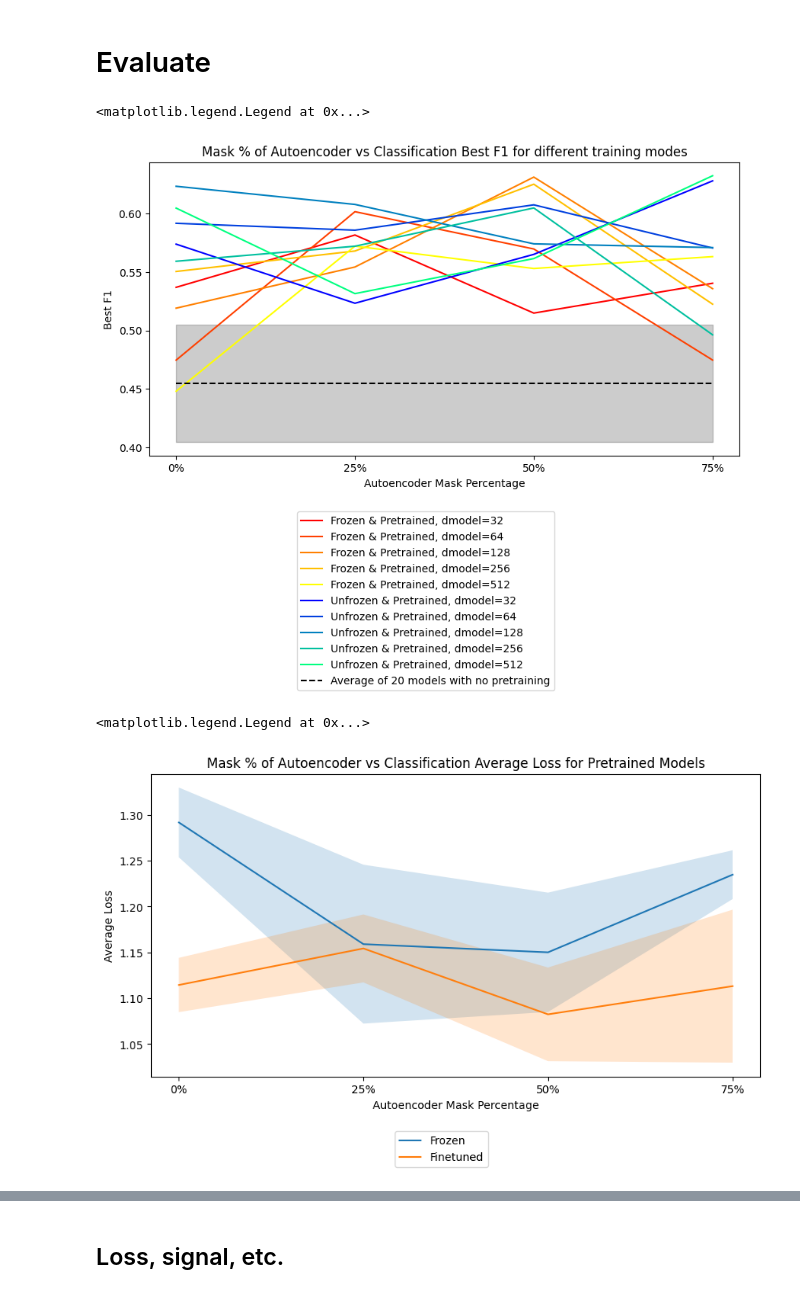
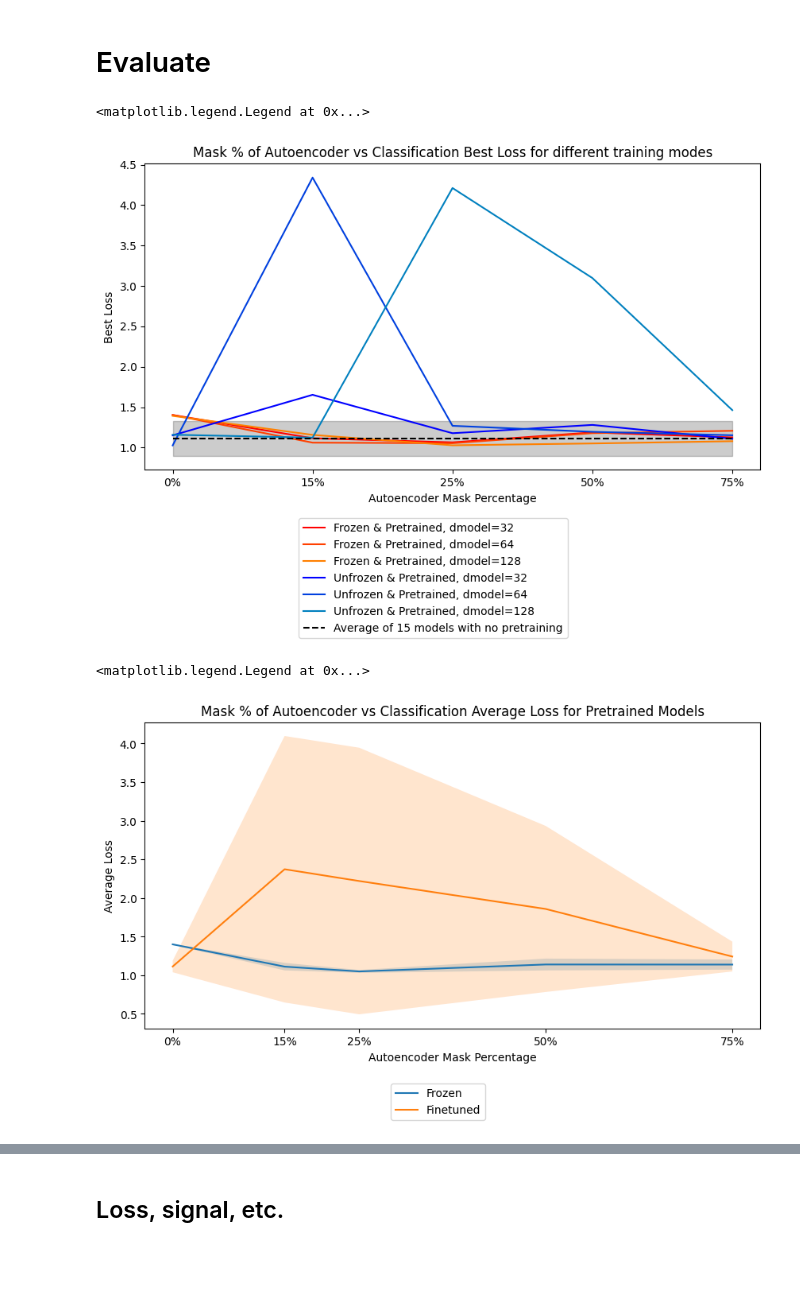
Before and after one commit to Musa-Azeem/eating-detection, a Jupyter notebook: encoderclassifier.ipynb, the cells around one changed output, grey strips where cells are left out. Cells and saved outputs as stored; diff of their text form; code cells hidden in the pictures; blank space fills up the shorter version.

```diff
--- a/encoderclassifier.ipynb
+++ b/encoderclassifier.ipynb
@@ -106,12 +102,11 @@ import colorsys
 # %%
 df = pd.DataFrame(columns=['maskpct', 'dmodel', 'frozen', 'pretrained', 'best_loss', 'best_f1', 'n_epochs_for_best', 'ae_best_loss'])
-for model_dir in Path('/home/musa/eating/eating-detection/dev/9_regnet-mae/classifiers').iterdir():
+for model_dir in Path('/home/musa/eating/eating-detection/dev/9_regnet-mae/classifiers-2-5-24').iterdir():
     CONFIG = json.load(open(model_dir/'config.json'))
     info = json.load(open(model_dir/'info.json'))
 
-    ae_dir = Path(f"/home/musa/eating/eating-detection/dev/9_regnet-mae/dev/RegNetMAE_lossfn-MSELoss_{'_'.join(model_dir.name.split('_')[2:-2])}")
+    ae_dir = Path(f"/home/musa/eating/eating-detection/dev/9_regnet-mae/dev-2-5-24/RegNetMAE_lossfn-MSELoss_{'_'.join(model_dir.name.split('_')[2:-2])}".replace('g1','g2'))
     ae_info = json.load(open(ae_dir / 'info.json'))
-
     df.loc[len(df)] = {
         'maskpct': CONFIG['MASKPCT'],
         'dmodel': CONFIG['DMODEL'],
@@ -127,39 +122,40 @@ df['dmodellog'] = np.log2(df['dmodel']) - np.log2(df['dmodel']).min()
 # %%
 
 fig = plt.figure(figsize=(10,5))
 ax = fig.add_subplot(1,1,1)
 
-scalar = 'best_f1'
+scalar = 'best_loss'
 scalar_label = 'Best Loss' if scalar == 'best_loss' else 'Best F1'
 
 i = 0
 def plot(masked_df, label):
     global i
     cmap = plt.get_cmap(['autumn', 'winter'][i%2])
     for j,dmodel in enumerate(masked_df['dmodel'].unique()):
         color = cmap(j/4)
         # linestyle = ['solid','dotted','dashdot', (5, (10,3)), (0,(5,5))][j]
-        masked_df[masked_df['dmodel']==dmodel].plot(x='maskpct', y=scalar, ax=ax, label=f'{label}, dmodel={dmodel}', color=color)
+        # masked_df[masked_df['dmodel']==dmodel].plot(x='maskpct', y=scalar, ax=ax, label=f'{label}, dmodel={dmodel}', color=color)
+        plt.plot(masked_df[masked_df['dmodel']==dmodel]['maskpct'].astype('str'), masked_df[masked_df['dmodel']==dmodel][scalar], label=f'{label}, dmodel={dmodel}', color=color)
     i += 1
 
 plot(df[df['frozen'] & df['pretrained']], 'Frozen & Pretrained')
 plot(df[~df['frozen'] & df['pretrained']], 'Unfrozen & Pretrained')
-reg_mean = np.repeat(df[~df['pretrained']][scalar].mean(), 4)
-reg_std = np.repeat(df[~df['pretrained']][scalar].std(), 4)
+reg_mean = np.repeat(df[~df['pretrained']][scalar].mean(), len(df['maskpct'].unique()))
+reg_std = np.repeat(df[~df['pretrained']][scalar].std(), len(df['maskpct'].unique()))
 # reg_mean = df[~df['pretrained']][scalar].groupby(df['maskpct']).mean()
 # reg_std = df[~df['pretrained']][scalar].groupby(df['maskpct']).std()
-ax.plot(df['maskpct'].unique(), reg_mean, label='Average of 20 models with no pretraining', color='black', linestyle='dashed')
-ax.fill_between(df['maskpct'].unique(), reg_mean-reg_std, reg_mean+reg_std, color='black', alpha=0.2)
+ax.plot(df['maskpct'].unique().astype('str'), reg_mean, label='Average of 15 models with no pretraining', color='black', linestyle='dashed')
+ax.fill_between(df['maskpct'].unique().astype('str'), reg_mean-reg_std, reg_mean+reg_std, color='black', alpha=0.2)
 
 ax.set_xlabel('Autoencoder Mask Percentage')
 ax.set_ylabel(scalar_label)
 ax.set_title(f'Mask % of Autoencoder vs Classification {scalar_label} for different training modes')
-ax.set_xticks(df['maskpct'].unique())
+ax.set_xticks(df['maskpct'].unique().astype('str'))
 ax.set_xticklabels([f'{x}%' for x in (df['maskpct'].unique()*100).astype(int)])
-ax.legend(loc=(0.25,-0.8))
+ax.legend(loc=(0.25,-0.55))
 # %% [output]
 <matplotlib.legend.Legend at 0x...>
-[figure, old version]
+[figure, new version]
 # %%
 # best ae loss to class f1/loss for mask%
 df_pretrained = df[df['pretrained']]
@@ -186,7 +182,7 @@ ax.set_xticklabels([f'{x}%' for x in (df['maskpct'].unique()*100).astype(int)])
 ax.legend(loc=(.4,-.3))
 # %% [output]
 <matplotlib.legend.Legend at 0x...>
-[figure, old version]
+[figure, new version]
 # %%
 fig = plt.figure()
 ax = fig.add_subplot(1,1,1)
```
Also changed, not shown: parts of 7 cells of this notebook, 4 other files.
